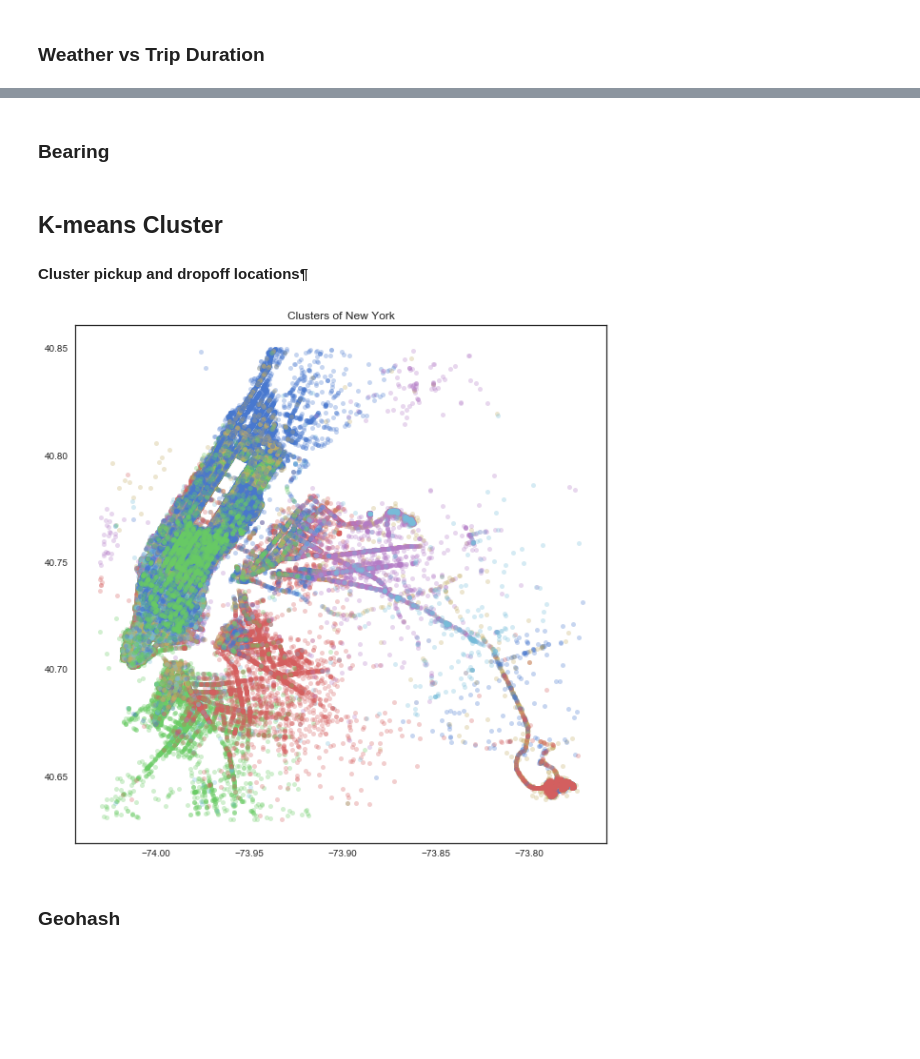
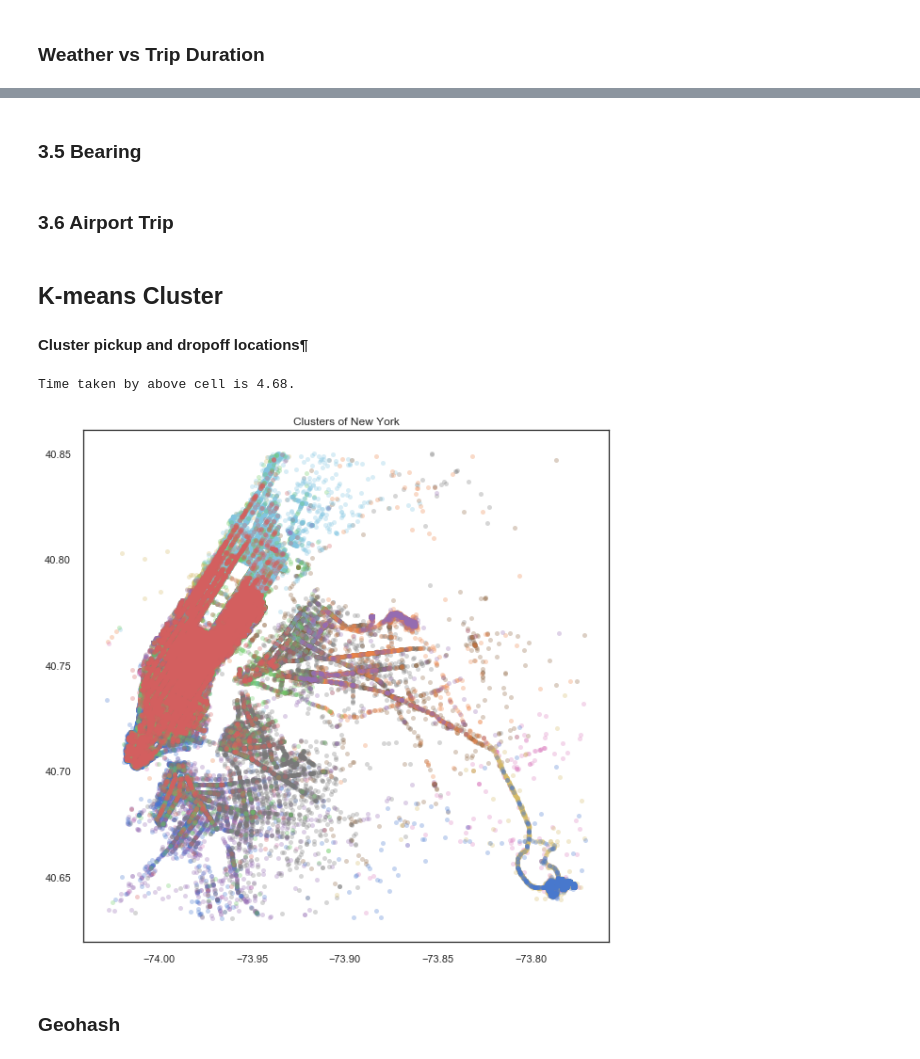
Before and after one commit to Jay4869/NYC-Taxi-FHV-Project, a Jupyter notebook: NYC Taxi & FHV Project.ipynb, the cells around one changed output, grey strips where cells are left out. Saved outputs shown, nothing was run; the diff lists cells and outputs as text; code cells hidden in the pictures; blank space fills up the shorter version.

```diff
--- a/NYC Taxi & FHV Project.ipynb
+++ b/NYC Taxi & FHV Project.ipynb
@@ -415,0 +335,2 @@ data = pd.concat([data, data_month, data_week, data_day, data_hour], axis=1)
+# %%
+data['weekday'] = data['date'].dt.weekday
@@ -415,0 +339,3 @@ data = pd.concat([data, data_month, data_week, data_day, data_hour], axis=1)
+# %%
+us_holidays = holidays.UnitedStates()
+data['holiday'] = data['date'].apply(lambda x: 1 if x in us_holidays else 0)
@@ -416,5 +344,9 @@ data = pd.concat([data, data_month, data_week, data_day, data_hour], axis=1)
+# %%
+# create dummy for rush hour
+data["rush_hour"] = 0
+data.loc[(data["pickup_hour"] >= 8) & (data["pickup_hour"] <= 16),"rush_hour"] = 1
 # %% [markdown]
-### Bearing
+### 3.5 Bearing
 # %%
 def bearing_array(lat1, lng1, lat2, lng2):
     """calculate bearing for each trip"""
@@ -427,21 +360,45 @@ def bearing_array(lat1, lng1, lat2, lng2):
 data['bearing'] = round(bearing_array(data.pickup_latitude,data.pickup_longitude,data.dropoff_latitude,data.dropoff_longitude),3)
+# %% [markdown]
+### 3.6 Airport Trip
+# %%
+data['airport'] = 0
+xlim = [-73.80, -73.77]
+ylim = [40.63, 40.65]
+data.loc[(data.pickup_longitude> xlim[0]) & (data.pickup_longitude < xlim[1]) &
+         (data.pickup_latitude> ylim[0]) & (data.pickup_latitude < ylim[1]), 'airport'] = 1
+data.loc[(data.dropoff_longitude> xlim[0]) & (data.dropoff_longitude < xlim[1]) &
+         (data.dropoff_latitude> ylim[0]) & (data.dropoff_latitude < ylim[1]), 'airport'] = 1
+
+xlim = [-73.88, -73.85]
+ylim = [40.76, 40.78]
+data.loc[(data.pickup_longitude> xlim[0]) & (data.pickup_longitude < xlim[1]) &
+     (data.pickup_latitude> ylim[0]) & (data.pickup_latitude < ylim[1]), 'airport'] = 1
+data.loc[(data.dropoff_longitude> xlim[0]) & (data.dropoff_longitude < xlim[1]) &
+     (data.dropoff_latitude> ylim[0]) & (data.dropoff_latitude < ylim[1]), 'airport'] = 1
 # %% [markdown]
 ## K-means Cluster
 #### Cluster pickup and dropoff locations¶
 # %%
+start = time.time()
 loc_df = pd.DataFrame()
 loc_df['longitude'] = data.pickup_longitude
 loc_df['latitude'] = data.pickup_latitude
 loc_df["dropoff_lat"] = data.dropoff_latitude
 loc_df['dropoff_long'] = data.dropoff_longitude
 
-kmeans = KMeans(n_clusters=50, random_state=2, n_init = 10).fit(loc_df)
+kmeans = KMeans(n_clusters=25, random_state=2, n_init = 10).fit(loc_df)
 loc_df['label'] = kmeans.labels_
 plt.figure(figsize = (10,10))
 for label in loc_df.label.unique():
     plt.plot(loc_df.longitude[loc_df.label == label],loc_df.latitude[loc_df.label == label],'.', alpha = 0.3, markersize = 10)
 
+end = time.time()
+print("Time taken by above cell is {}.".format(round((end-start)/60,2)))
+
 plt.title('Clusters of New York')
 plt.show()
+
+data['cluster'] = loc_df.label
 # %% [output]
+Time taken by above cell is 4.68.
-[figure, old version]
+[figure, new version]
```
Also changed, not shown: parts of 84 cells of this notebook.
